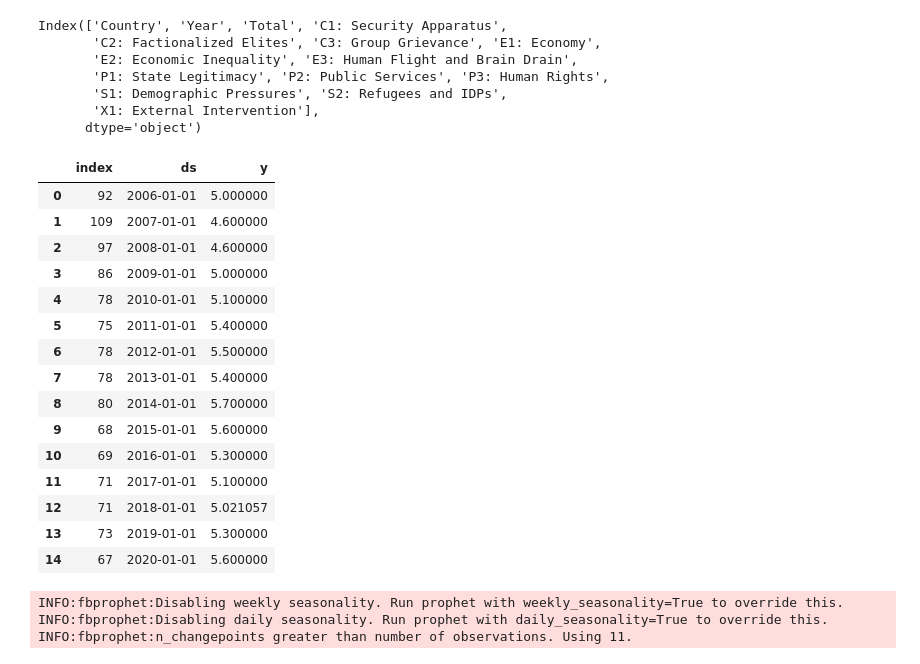
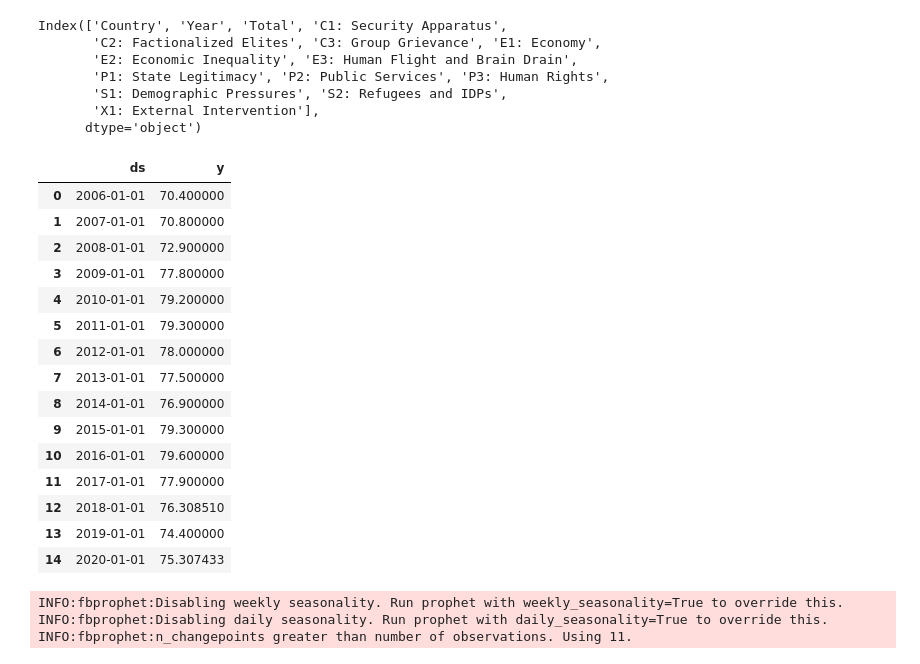
Before and after one commit to rachitdev/MSThesisCode, a Jupyter notebook: MainCode/Time Series with Facebook's Prophet Library.ipynb, the cells around one changed output. Saved outputs shown, nothing was run; the diff lists cells and outputs as text; code cells hidden in the pictures.

```diff
--- a/MainCode/Time Series with Facebook's Prophet Library.ipynb
+++ b/MainCode/Time Series with Facebook's Prophet Library.ipynb
@@ -146,7 +146,7 @@ df_india.set_index('Year')[['Total', 'C1: Security Apparatus',
        'E2: Economic Inequality', 'E3: Human Flight and Brain Drain',
        'P1: State Legitimacy', 'P2: Public Services', 'P3: Human Rights',
        'S1: Demographic Pressures', 'S2: Refugees and IDPs',
-       'X1: External Intervention']].plot(subplots = True, figsize=(20, 120), label = 'India')
+       'X1: External Intervention']].plot(subplots = True, figsize=(20, 60), label = 'India')
 # %% [output]
 array([<AxesSubplot:xlabel='Year'>, <AxesSubplot:xlabel='Year'>,
        <AxesSubplot:xlabel='Year'>, <AxesSubplot:xlabel='Year'>,
@@ -188,3 +188,5 @@ Index(['Country', 'Year', 'Total', 'C1: Security Apparatus',
        'S1: Demographic Pressures', 'S2: Refugees and IDPs',
        'X1: External Intervention'],
       dtype='object')
+# %%
+df_1 = df_india[['Year', 'Total']]
@@ -191,2 +199,2 @@ Index(['Country', 'Year', 'Total', 'C1: Security Apparatus',
 # %%
-df_1 = df_india[['Year', 'E1: Economy']]
+df_e1 = df_india[['Year', 'E1: Economy']]
@@ -195,20 +243,20 @@ df_1.columns = ['ds','y']
 # %%
-df_1.reset_index()
+df_1.reset_index(drop = True)
 # %% [output]
-|  | index | ds | y |
-| 0 | 92 | 2006-01-01 | 5.000000 |
-| 1 | 109 | 2007-01-01 | 4.600000 |
-| 2 | 97 | 2008-01-01 | 4.600000 |
-| 3 | 86 | 2009-01-01 | 5.000000 |
-| 4 | 78 | 2010-01-01 | 5.100000 |
-| 5 | 75 | 2011-01-01 | 5.400000 |
-| 6 | 78 | 2012-01-01 | 5.500000 |
-| 7 | 78 | 2013-01-01 | 5.400000 |
-| 8 | 80 | 2014-01-01 | 5.700000 |
-| 9 | 68 | 2015-01-01 | 5.600000 |
-| 10 | 69 | 2016-01-01 | 5.300000 |
-| 11 | 71 | 2017-01-01 | 5.100000 |
-| 12 | 71 | 2018-01-01 | 5.021057 |
-| 13 | 73 | 2019-01-01 | 5.300000 |
-| 14 | 67 | 2020-01-01 | 5.600000 |
+|  | ds | y |
+| 0 | 2006-01-01 | 70.400000 |
+| 1 | 2007-01-01 | 70.800000 |
+| 2 | 2008-01-01 | 72.900000 |
+| 3 | 2009-01-01 | 77.800000 |
+| 4 | 2010-01-01 | 79.200000 |
+| 5 | 2011-01-01 | 79.300000 |
+| 6 | 2012-01-01 | 78.000000 |
+| 7 | 2013-01-01 | 77.500000 |
+| 8 | 2014-01-01 | 76.900000 |
+| 9 | 2015-01-01 | 79.300000 |
+| 10 | 2016-01-01 | 79.600000 |
+| 11 | 2017-01-01 | 77.900000 |
+| 12 | 2018-01-01 | 76.308510 |
+| 13 | 2019-01-01 | 74.400000 |
+| 14 | 2020-01-01 | 75.307433 |
 # %%
```
Also changed, not shown: parts of 124 cells of this notebook.
